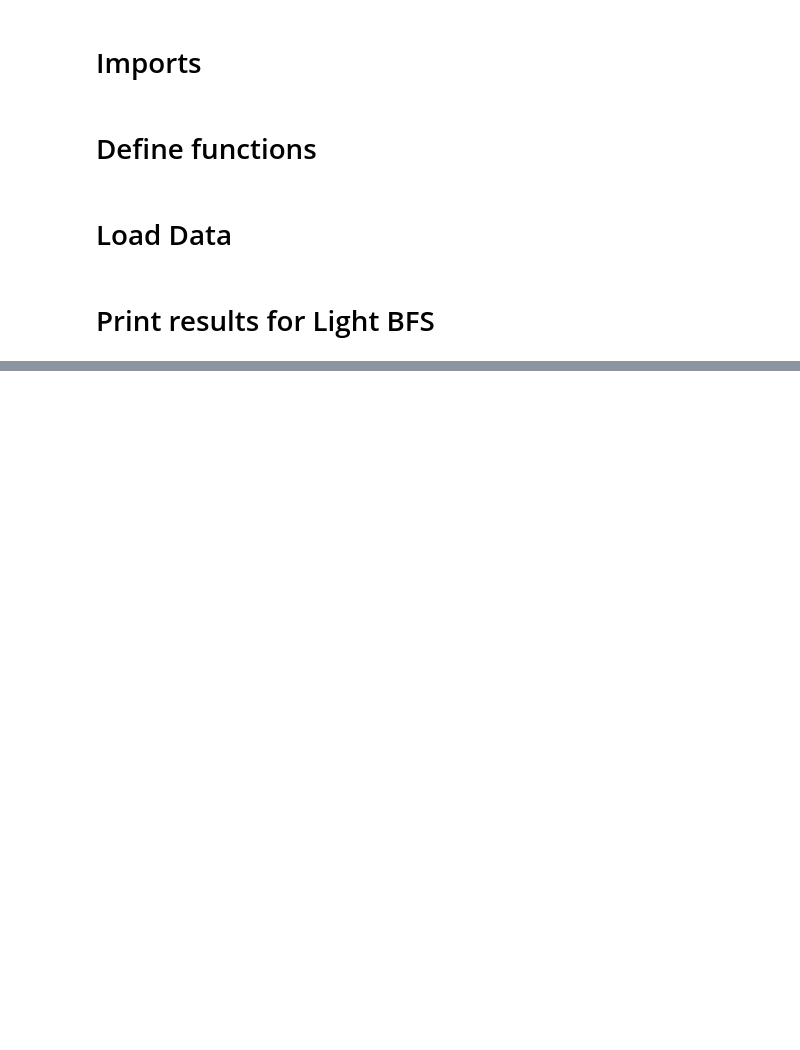
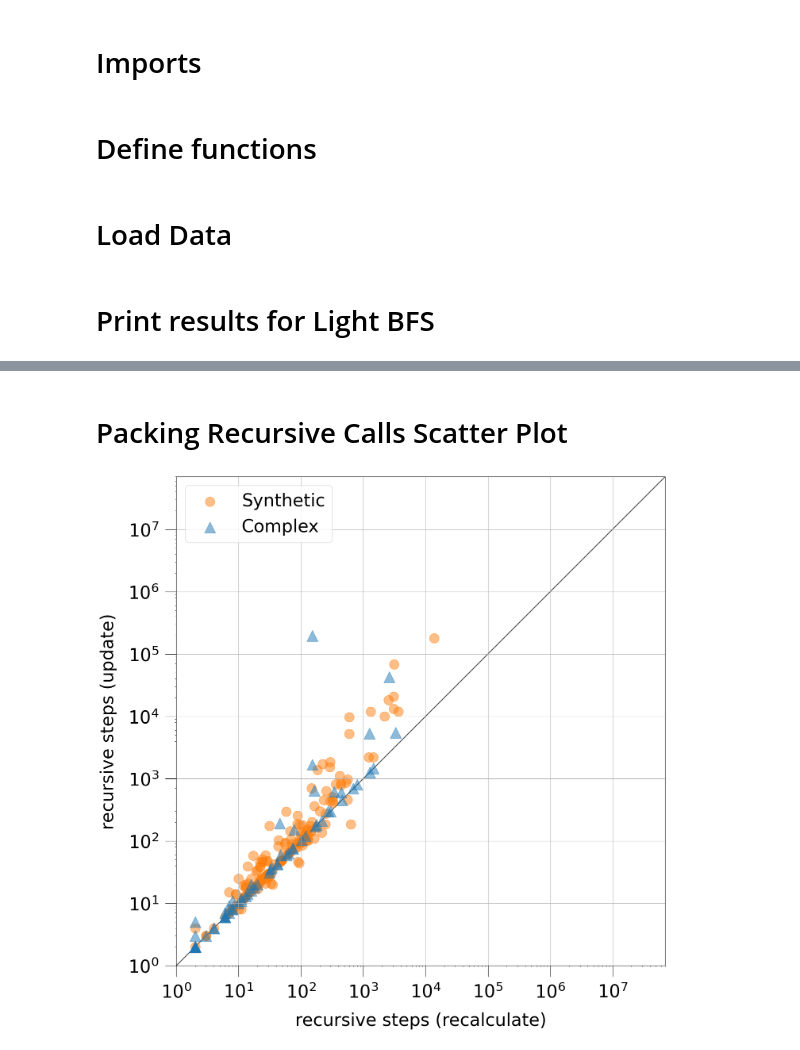
Before and after one commit to HenriDickel/DFVS-Solver, a Jupyter notebook: DFVS_Solver/src/python/statistics_v3.ipynb, the cells around one changed output, grey strips where cells are left out. Drawn from its saved outputs; the diff is of its cells as text; code cells hidden in the pictures; blank space fills up the shorter version.

```diff
--- a/DFVS_Solver/src/python/statistics_v3.ipynb
+++ b/DFVS_Solver/src/python/statistics_v3.ipynb
@@ -103,0 +257,39 @@ Overall: 361/452 (79.87%)
+# %% [markdown]
+# Packing Recursive Calls Scatter Plot
+# %%
+df_merge = df3.merge(df2, on='name', how='inner')
+df_merge = df_merge[df_merge['verified_x'] == True]
+df_merge = df_merge[df_merge['verified_y'] == True]
+df_merge_synthetic, df_merge_complex = split_synthetic_complex(df_merge)
+
+fig, ax = plt.subplots(figsize=(16, 16))
+ax.scatter(df_merge_synthetic['recursive_steps_x'], df_merge_synthetic['recursive_steps_y'], c='tab:orange', marker='o', alpha=0.5, s=300, label='Synthetic')
+ax.scatter(df_merge_complex['recursive_steps_x'], df_merge_complex['recursive_steps_y'], c='tab:blue', marker='^', alpha=0.5, s=400, label='Complex')
+
+ax.set_xlabel('optimal k')
+ax.set_xscale('log')
+ax.set_yscale('log')
+ax.set_xlim([1, 70000000])
+ax.set_ylim([1, 70000000])
+ax.set_xlabel('recursive steps (recalculate)', labelpad=20)
+ax.set_ylabel('recursive steps (update)', labelpad=20)
+ax.tick_params(axis='both', length=20, which='major', pad=12)
+ax.legend()
+ax.grid()
+
+# diagonal line
+x = np.array([1,70000000])
+y = np.array([1,70000000])
+lims = [
+    np.min([ax.get_xlim(), ax.get_ylim()]),
+    np.max([ax.get_xlim(), ax.get_ylim()]),
+]
+ax.plot(lims, lims, 'k-', alpha=0.75, zorder=0)
+ax.set_aspect('equal')
+ax.set_xlim(lims)
+ax.set_ylim(lims)
+
+fig.savefig('plots/v3/ScatterPlotPacking.png',  bbox_inches='tight')
+fig.show()
+# %% [output]
+[figure, added]
```
Also changed, not shown: parts of 17 cells of this notebook, 16 other files.
